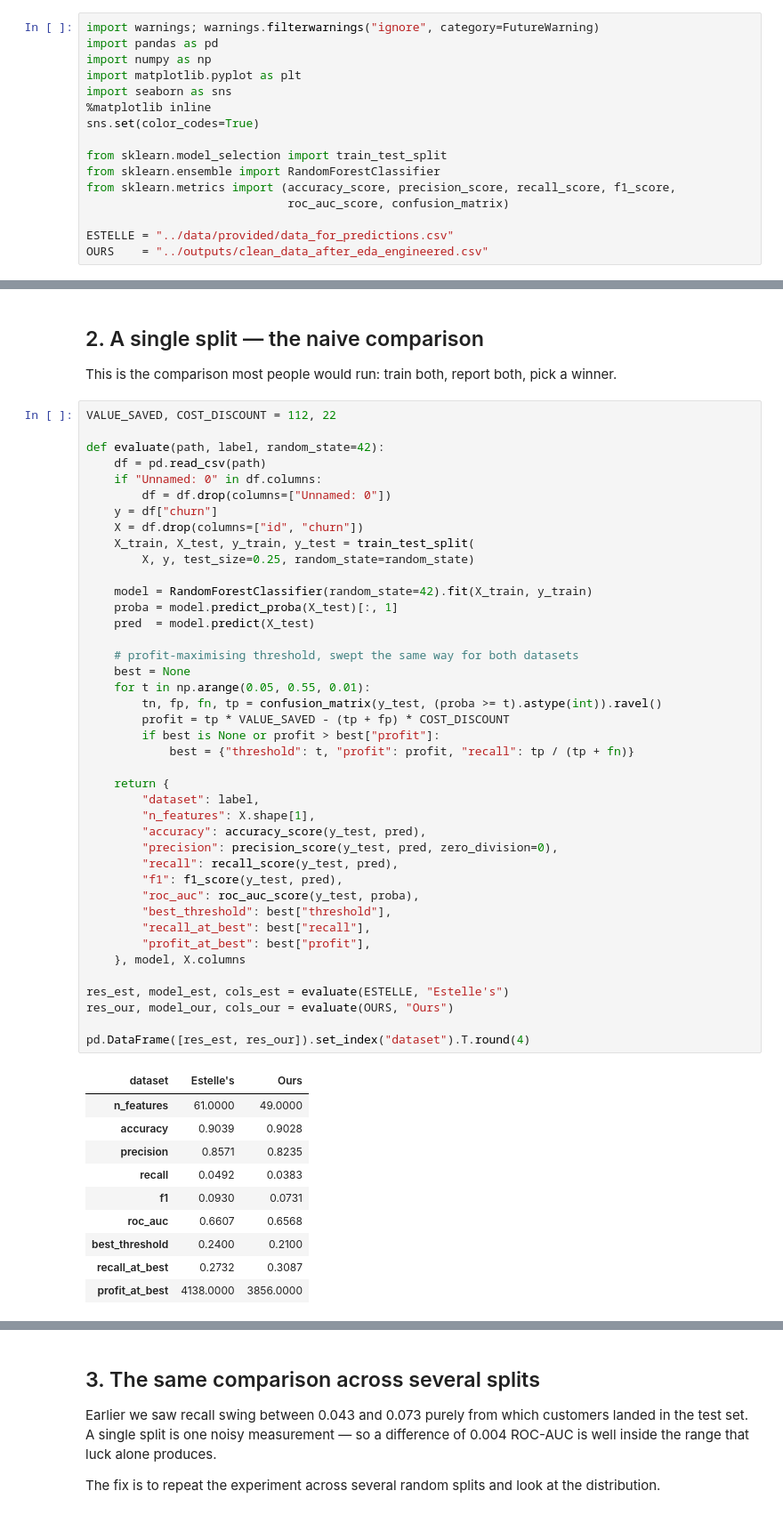
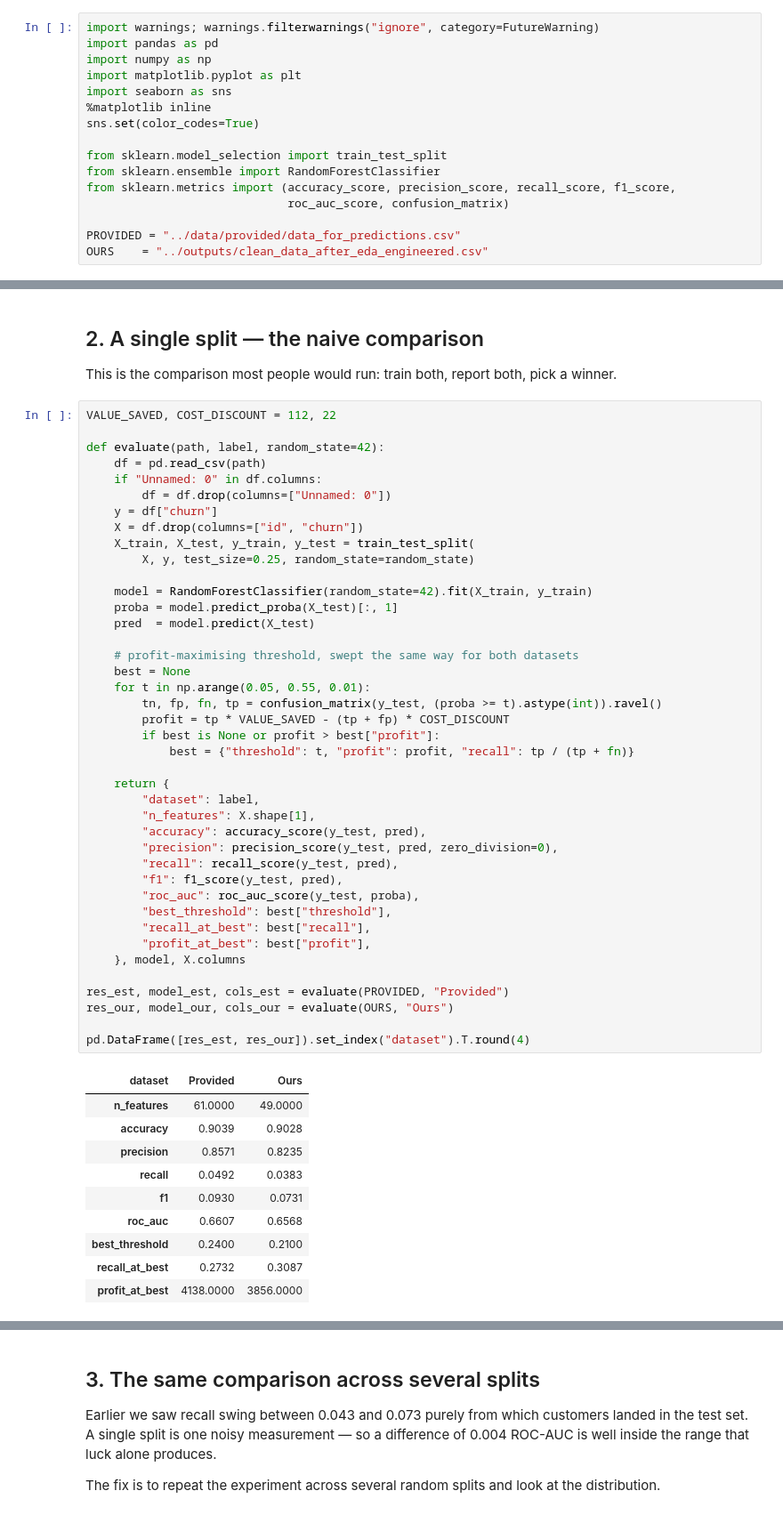
Before and after one commit to layaung-linnlett/powerco-churn-analysis, a Jupyter notebook: notebooks/04_feature_set_comparison.ipynb, the cells around one changed output, grey strips where cells are left out. Shown at 89% size. Drawn from its saved outputs; the diff is of its cells as text.

```diff
--- a/notebooks/04_feature_set_comparison.ipynb
+++ b/notebooks/04_feature_set_comparison.ipynb
@@ -38,7 +38,7 @@ from sklearn.ensemble import RandomForestClassifier
 from sklearn.metrics import (accuracy_score, precision_score, recall_score, f1_score,
                              roc_auc_score, confusion_matrix)
 
-ESTELLE = "../data/provided/data_for_predictions.csv"
+PROVIDED = "../data/provided/data_for_predictions.csv"
 OURS    = "../outputs/clean_data_after_eda_engineered.csv"
 # %% [markdown]
 ## 1. Confirm the two datasets are directly comparable
@@ -81,35 +81,35 @@ def evaluate(path, label, random_state=42):
 
     model = RandomForestClassifier(random_state=42).fit(X_train, y_train)
     proba = model.predict_proba(X_test)[:, 1]
     pred  = model.predict(X_test)
 
     # profit-maximising threshold, swept the same way for both datasets
     best = None
     for t in np.arange(0.05, 0.55, 0.01):
         tn, fp, fn, tp = confusion_matrix(y_test, (proba >= t).astype(int)).ravel()
         profit = tp * VALUE_SAVED - (tp + fp) * COST_DISCOUNT
         if best is None or profit > best["profit"]:
             best = {"threshold": t, "profit": profit, "recall": tp / (tp + fn)}
 
     return {
         "dataset": label,
         "n_features": X.shape[1],
         "accuracy": accuracy_score(y_test, pred),
         "precision": precision_score(y_test, pred, zero_division=0),
         "recall": recall_score(y_test, pred),
         "f1": f1_score(y_test, pred),
         "roc_auc": roc_auc_score(y_test, proba),
         "best_threshold": best["threshold"],
         "recall_at_best": best["recall"],
         "profit_at_best": best["profit"],
     }, model, X.columns
 
-res_est, model_est, cols_est = evaluate(ESTELLE, "Estelle's")
+res_est, model_est, cols_est = evaluate(PROVIDED, "Provided")
 res_our, model_our, cols_our = evaluate(OURS, "Ours")
 
 pd.DataFrame([res_est, res_our]).set_index("dataset").T.round(4)
 # %% [output]
-| dataset | Estelle's | Ours |
+| dataset | Provided | Ours |
 | n_features | 61.0000 | 49.0000 |
 | accuracy | 0.9039 | 0.9028 |
 | precision | 0.8571 | 0.8235 |
```
Also changed, not shown: parts of 9 cells of this notebook, 3 other files.
